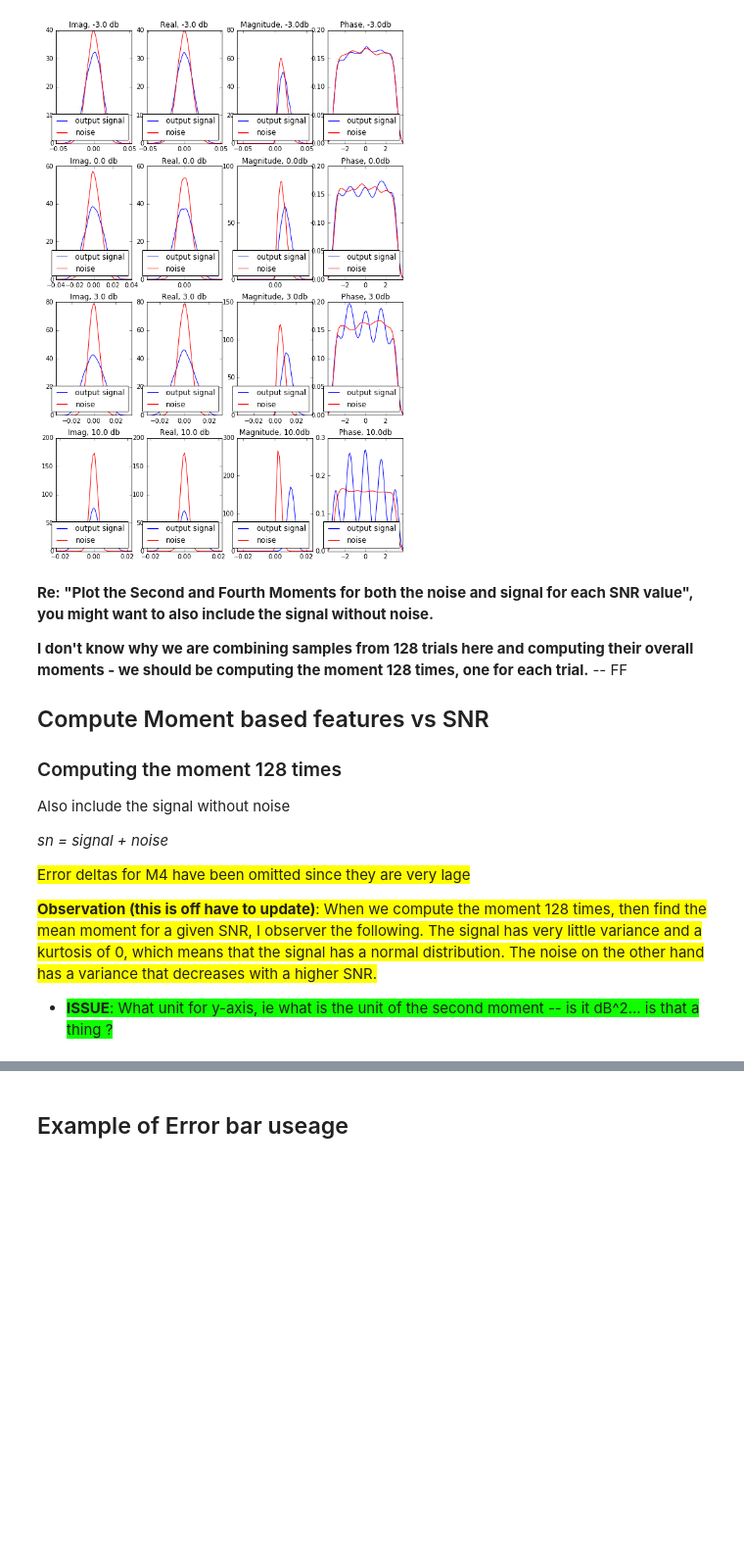
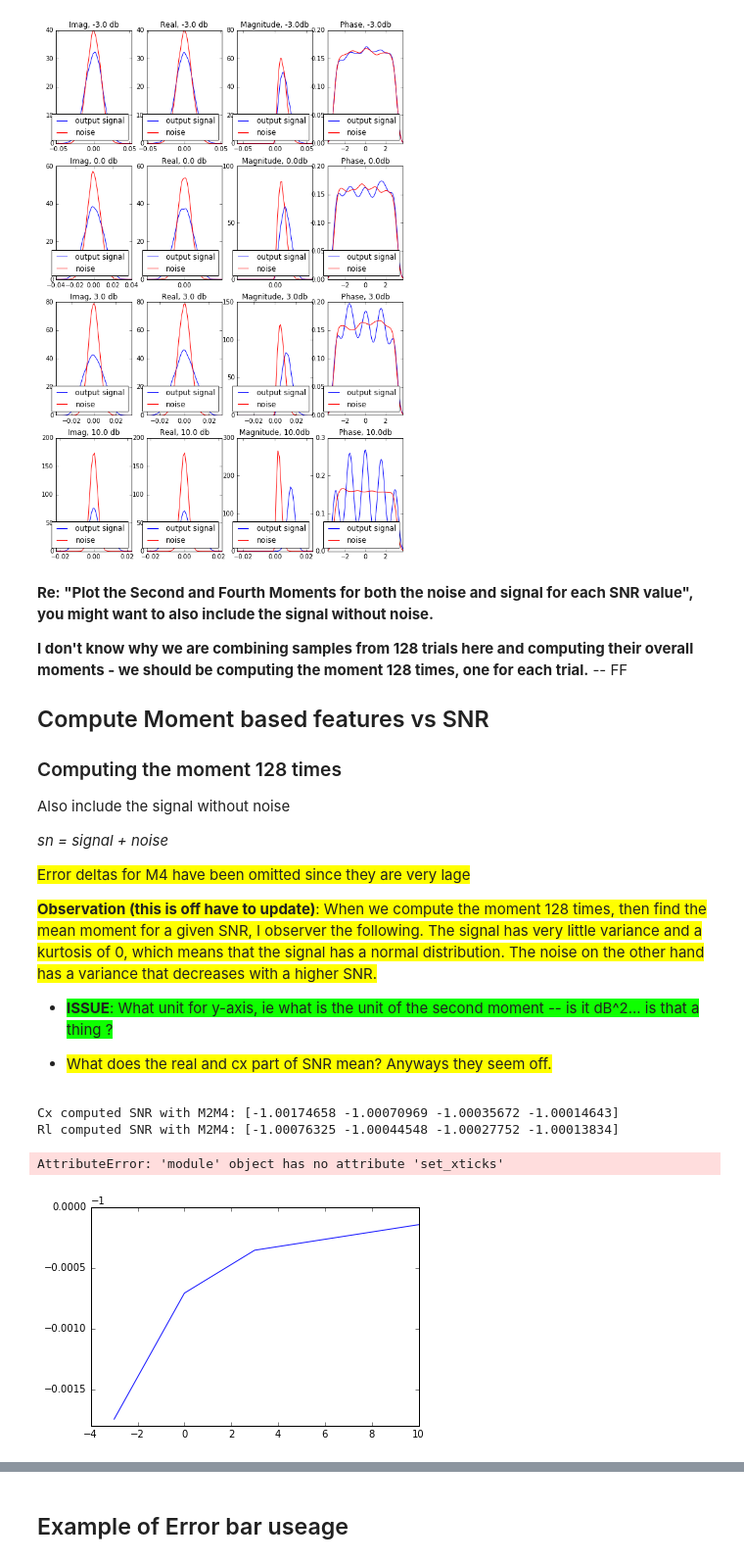
Before and after one commit to rollingcoconut/RadioML, a Jupyter notebook: Detecting_Users_psk_samps_pickled.ipynb, the cells around one changed output, grey strips where cells are left out. Shown at 98% size. Saved outputs shown, nothing was run; the diff lists cells and outputs as text; code cells hidden in the pictures; blank space fills up the shorter version.

Commit message:
plots for estimatedSNR_m2m4 up

```diff
--- a/Detecting_Users_psk_samps_pickled.ipynb
+++ b/Detecting_Users_psk_samps_pickled.ipynb
@@ -111,10 +111,10 @@ def shape_fn(func, no_data=no_data ):
 
     return [shapeFn_signal, shapeFn_signal_err, shapeFn_noise, shapeFn_noise_err, shapeFn_sn, shapeFn_sn_err ]
 
-def plot_shape_fn(func, no_data=no_data, plot=None, shapeFn_name=""):
+def plot_shape_fn(func, no_data=no_data, plot=None, shapeFn_name="", color_=""):
         if (func is compute_k_w or func is compute_k_a or func is compute_Esnr_m2m4_cx or func is compute_Esnr_m2m4_rl):
             shapeFn_data = func( no_data)
-            plot.plot( snrlist, shapeFn_data,color="b",alpha=0.9, label=shapeFn_name )
+            plot.plot( snrlist, shapeFn_data,alpha=0.9, label=shapeFn_name, color=color_ )
             plot.set_ylim([min(sum(  [0], shapeFn_data )),max( shapeFn_data)])
 
         else:
@@ -274,14 +274,23 @@ Also include the signal without noise
 
 <span style="background-color: #FFFF00">**Observation (this is off have to update)**:  When we compute the moment 128 times, then find the mean moment for a given SNR, I observer the following. The signal has very little variance and a kurtosis of 0, which means that the signal has a normal distribution. The noise on the other hand has a variance that decreases with a higher SNR.</span>
 * <span style="background-color: #0FFF00">**ISSUE**:  What unit for y-axis, ie what is the unit of the second moment -- is it dB^2...  is that a thing ?</span>
+
+* <span style="background-color: #FFFF00"> What does the real and cx part of SNR mean? Anyways they seem off.</span>
 # %%
 snrlist = [-3,0,3,10]
 
 no_trials=128
 no_data=4096
 
 # omit this for the time being
 #print(compute_Esnr_m2m4_rl(no_data=no_data))
-#print(compute_Esnr_m2m4_cx(no_data=no_data))
-#plot_shape_fn(compute_Esnr_m2m4_cx, no_data,plt,shapeFn_name="sigmam2m4rl")
+print("Cx computed SNR with M2M4:",compute_Esnr_m2m4_cx(no_data=no_data))
+print("Rl computed SNR with M2M4:",compute_Esnr_m2m4_rl(no_data=no_data))
+plot_shape_fn(compute_Esnr_m2m4_cx, no_data,plt,shapeFn_name="sigmam2m4cx")
+plot_shape_fn(compute_Esnr_m2m4_rx, no_data,plt,shapeFn_name="sigmam2m4rl")
+# %% [output]
+Cx computed SNR with M2M4: [-1.00174658 -1.00070969 -1.00035672 -1.00014643]
+Rl computed SNR with M2M4: [-1.00076325 -1.00044548 -1.00027752 -1.00013834]
+AttributeError: 'module' object has no attribute 'set_xticks'
+[figure, added]
 # %%
```
Also changed, not shown: parts of 1 cell of this notebook.
